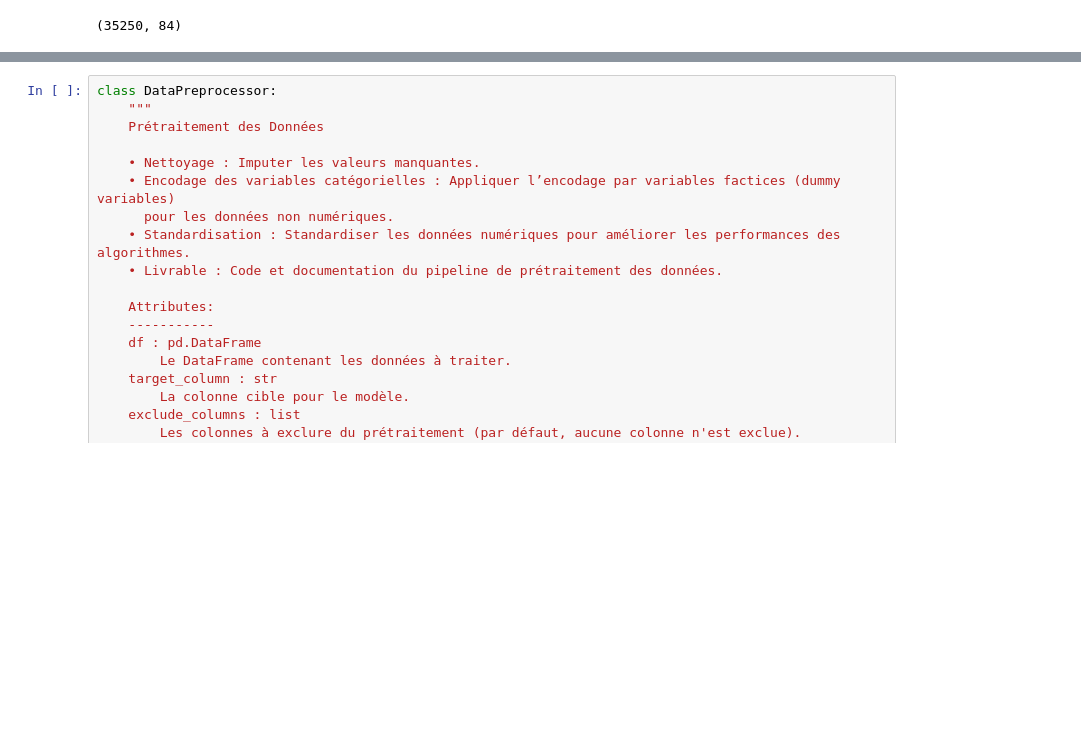
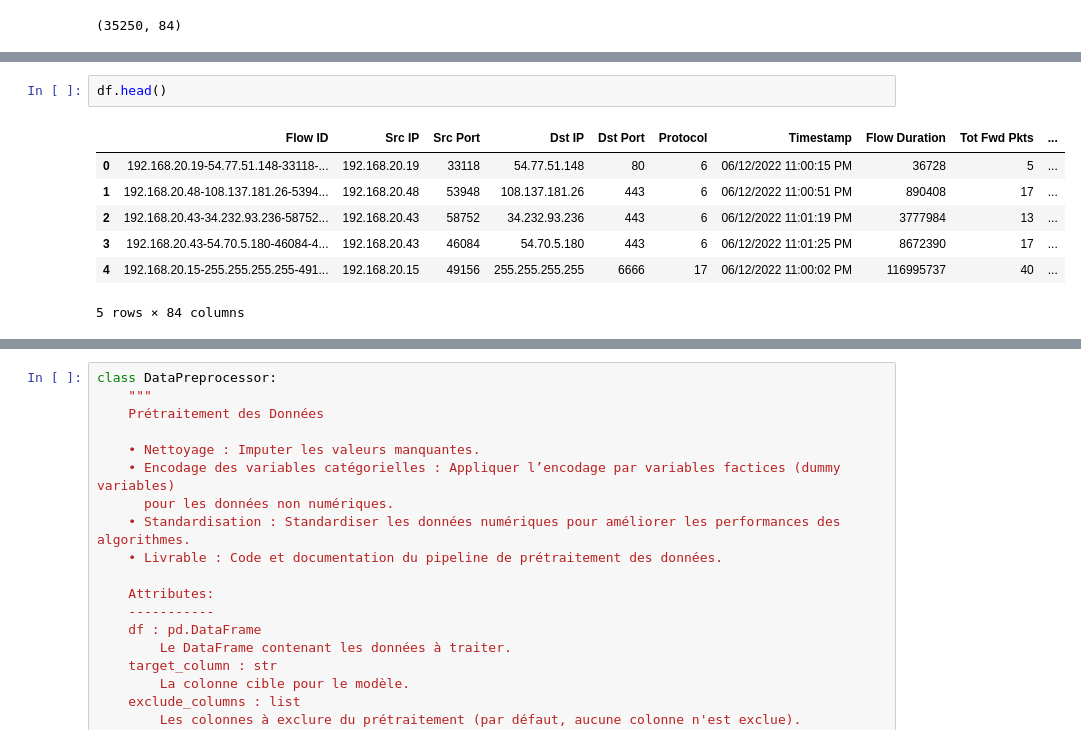
Before and after one commit to Ibrahima-Ndao/lightgbm-anomaly-detection, a Jupyter notebook: detection_anomalies_lightgbm.ipynb, the cells around one changed output, grey strips where cells are left out. Cells and saved outputs as stored; diff of their text form; blank space fills up the shorter version.

```diff
--- a/detection_anomalies_lightgbm.ipynb
+++ b/detection_anomalies_lightgbm.ipynb
@@ -16,0 +68,10 @@ df.shape
+# %%
+df.head()
+# %% [output]
+|  | Flow ID | Src IP | Src Port | Dst IP | Dst Port | Protocol | Timestamp | Flow Duration | Tot Fwd Pkts | ... |
+| 0 | 192.168.20.19-54.77.51.148-33118-... | 192.168.20.19 | 33118 | 54.77.51.148 | 80 | 6 | 06/12/2022 11:00:15 PM | 36728 | 5 | ... |
+| 1 | 192.168.20.48-108.137.181.26-5394... | 192.168.20.48 | 53948 | 108.137.181.26 | 443 | 6 | 06/12/2022 11:00:51 PM | 890408 | 17 | ... |
+| 2 | 192.168.20.43-34.232.93.236-58752... | 192.168.20.43 | 58752 | 34.232.93.236 | 443 | 6 | 06/12/2022 11:01:19 PM | 3777984 | 13 | ... |
+| 3 | 192.168.20.43-54.70.5.180-46084-4... | 192.168.20.43 | 46084 | 54.70.5.180 | 443 | 6 | 06/12/2022 11:01:25 PM | 8672390 | 17 | ... |
+| 4 | 192.168.20.15-255.255.255.255-491... | 192.168.20.15 | 49156 | 255.255.255.255 | 6666 | 17 | 06/12/2022 11:00:02 PM | 116995737 | 40 | ... |
+5 rows × 84 columns
```
Also changed, not shown: parts of 9 cells of this notebook.
